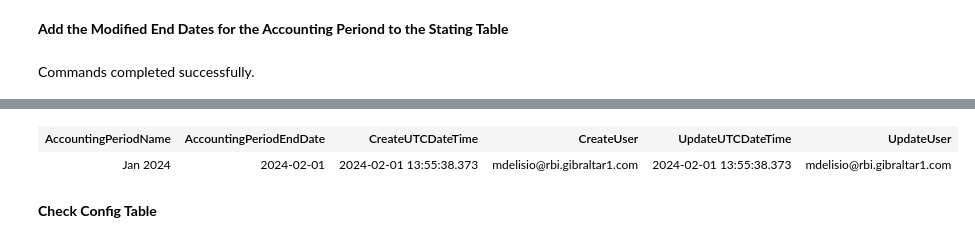
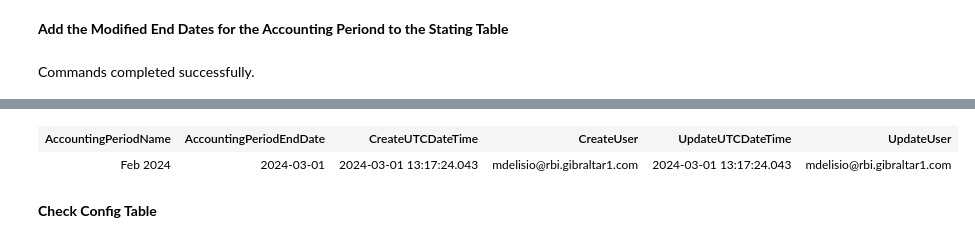
Before and after one commit to mdelisio/SQL-Scripts, a Jupyter notebook: Notebook- Update Accouinting Period End Date.ipynb, the cells around one changed output, grey strips where cells are left out. Saved outputs shown, nothing was run; the diff lists cells and outputs as text; code cells hidden in the pictures.

```diff
--- a/Notebook- Update Accouinting Period End Date.ipynb
+++ b/Notebook- Update Accouinting Period End Date.ipynb
@@ -2,7 +2,7 @@
 **Add the Modified End Dates for the Accounting Periond to the Stating Table**
 # %%
 	EXEC EDWConfig.usp_AccountingPeriodEndDate_Modify
-		@AccountingPeriodName		= 'Jan 2024'
-		,@AccountingPeriodEndDate	= '2024-02-01'
+		@AccountingPeriodName		= 'Feb 2024'
+		,@AccountingPeriodEndDate	= '2024-03-01'
 # %% [output]
 Commands completed successfully.
@@ -10,5 +10,5 @@ Total execution time: 00:00:00.220
 | AccountingPeriodName | AccountingPeriodEndDate | CreateUTCDateTime | CreateUser | UpdateUTCDateTime | UpdateUser |
-| Jan 2024 | 2024-02-01 | 2024-02-01 13:55:38.373 | mdelisio@rbi.gibraltar1.com | 2024-02-01 13:55:38.373 | mdelisio@rbi.gibraltar1.com |
+| Feb 2024 | 2024-03-01 | 2024-03-01 13:17:24.043 | mdelisio@rbi.gibraltar1.com | 2024-03-01 13:17:24.043 | mdelisio@rbi.gibraltar1.com |
 # %% [markdown]
 **Check Config Table**
 # %%
```
Also changed, not shown: parts of 4 cells of this notebook, 8 other files.
